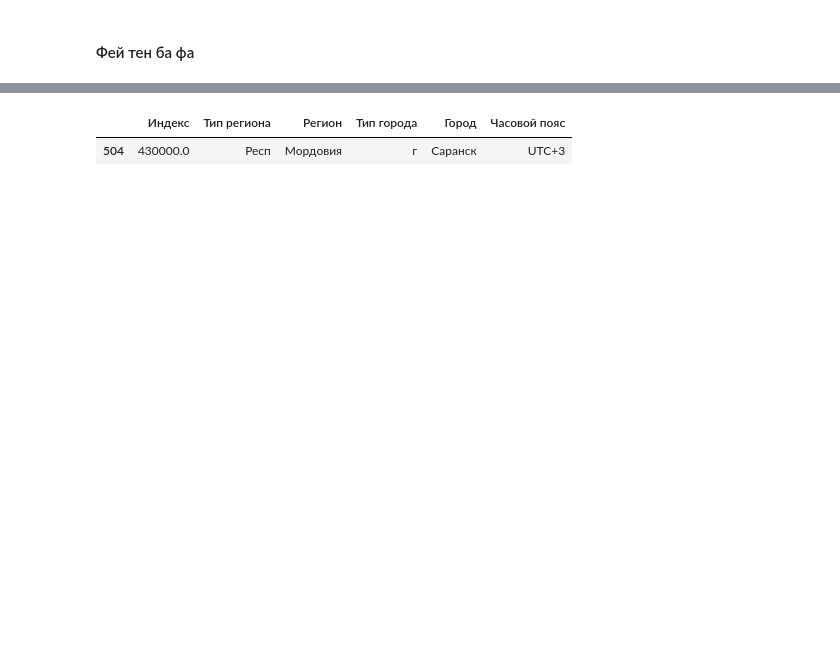
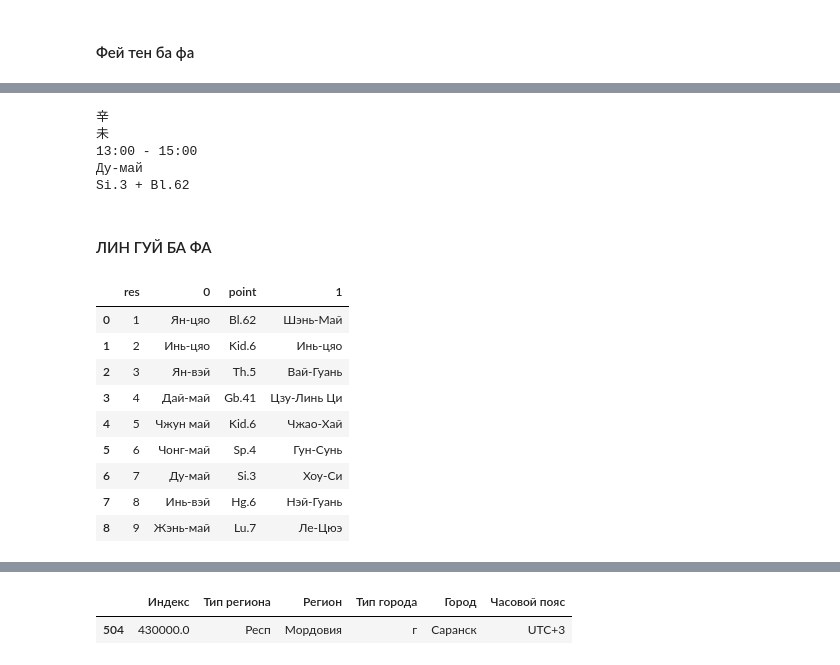
Before and after one commit to Sonnenbergenfluganschluss/BaZi, a Jupyter notebook: app.ipynb, the cells around one changed output, grey strips where cells are left out. Saved outputs shown, nothing was run; the diff lists cells and outputs as text; code cells hidden in the pictures; blank space fills up the shorter version.

```diff
--- a/app.ipynb
+++ b/app.ipynb
@@ -310,0 +323,34 @@ print("Текущий час:", current_hour)
+# %%
+# Определяем час по текущему времени.
+
+if ((int(current_hour) >= 0) & (int(current_hour) < 1)) or (int(current_hour) >= 23):
+    current_hour_china_list = feitenbafa_day.iloc[0].values
+else:
+    for h in range(1, 12):
+        if (int(current_hour) >= (feitenbafa['Время_int'][h])) & (int(current_hour) < (feitenbafa['Время_int'][h+1])):
+            current_hour_china_list = feitenbafa_day.iloc[h].values
+            break
+
+print("\n".join(current_hour_china_list))
+# %% [output]
+辛
+未
+13:00 - 15:00
+Ду-май
+Si.3 + Bl.62
+# %% [markdown]
+#### ЛИН ГУЙ БА ФА
+# %%
+for_lin_gui_ba_fa = pd.read_csv("data/for_lin_gui_ba_fa.csv")
+for_lin_gui_ba_fa
+# %% [output]
+|  | res | 0 | point | 1 |
+| 0 | 1 | Ян-цяо | Bl.62 | Шэнь-Май |
+| 1 | 2 | Инь-цяо | Kid.6 | Инь-цяо |
+| 2 | 3 | Ян-вэй | Th.5 | Вай-Гуань |
+| 3 | 4 | Дай-май | Gb.41 | Цзу-Линь Ци |
+| 4 | 5 | Чжун май | Kid.6 | Чжао-Хай |
+| 5 | 6 | Чонг-май | Sp.4 | Гун-Сунь |
+| 6 | 7 | Ду-май | Si.3 | Хоу-Си |
+| 7 | 8 | Инь-вэй | Hg.6 | Нэй-Гуань |
+| 8 | 9 | Жэнь-май | Lu.7 | Ле-Цюэ |
```
Also changed, not shown: parts of 18 cells of this notebook, 6 other files.
